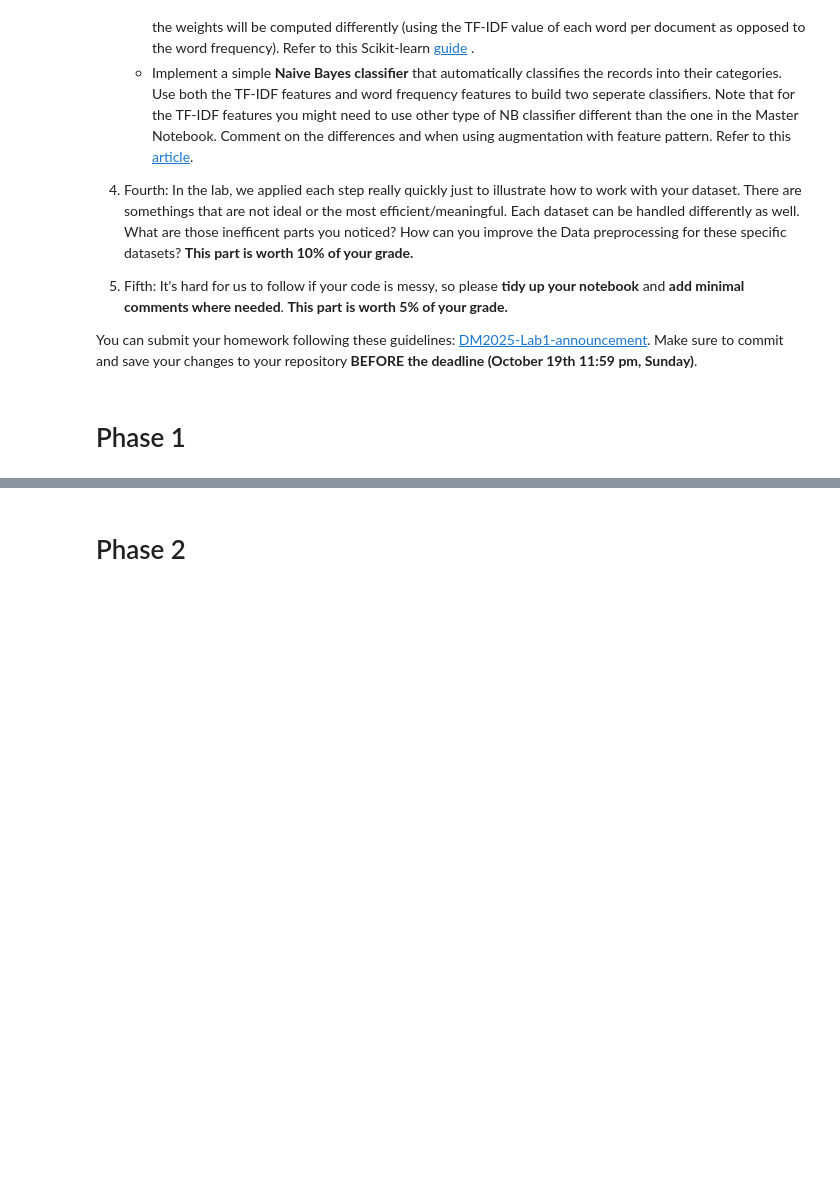
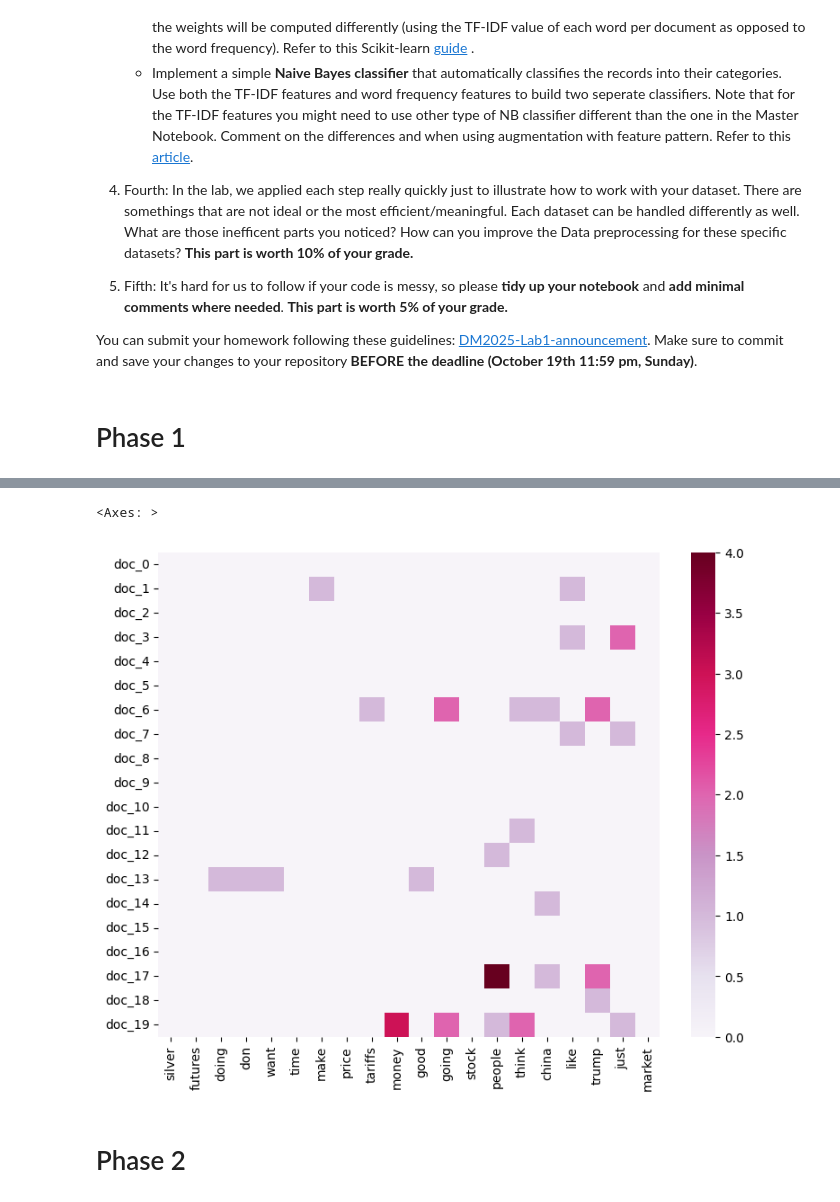
Before and after one commit to Newpage927/DM2025-Lab1-Exercise, a Jupyter notebook: DM2025-Lab1-Homework.ipynb, the cells around one changed output, grey strips where cells are left out. Cells and saved outputs as stored; diff of their text form; code cells hidden in the pictures; blank space fills up the shorter version.

```diff
--- a/DM2025-Lab1-Homework.ipynb
+++ b/DM2025-Lab1-Homework.ipynb
@@ -62,0 +81,12 @@ You can submit your homework following these guidelines: [DM2025-Lab1-announceme
+# %%
+### Begin Assignment Here
+import pandas as pd
+df = pd.read_csv("./newdataset/Reddit-stock-sentiment.csv")
+X = df[['type','text', 'label', 'sentiment', 'subreddit', 'upvotes']]
+# Exercise 1
+print('Exercise 1\n')
+for i in range(3):
+    print(f"example{i+1}\n")
+    print("\n".join(df.text[i].split("\n")))
+    print("-"*50)
+print('\n')
@@ -62,0 +108,6 @@ You can submit your homework following these guidelines: [DM2025-Lab1-announceme
+# %%
+# Exercise 2
+print('Exercise 2\n')
+X['text_length'] = X['text'].str.len()
+target=X[X['text_length'] > 100]
+target[:10][['text', 'text_length']]
@@ -62,0 +162,4 @@ You can submit your homework following these guidelines: [DM2025-Lab1-announceme
+# %%
+#Clear missing data
+X.dropna(inplace=True)
+X
@@ -62,0 +189,20 @@ You can submit your homework following these guidelines: [DM2025-Lab1-announceme
+# %%
+# term heat map
+import matplotlib.pyplot as plt
+import seaborn as sns
+count_vect = CountVectorizer(stop_words='english')
+X_counts = count_vect.fit_transform(X.text)
+# count terms frequency
+term_sums = X_counts.sum(axis=0).A1
+# show top 20 frequency word
+top_idx = np.argsort(term_sums)[-20:]
+
+top_features = np.array(count_vect.get_feature_names_out())[top_idx]
+plot_y = ["doc_"+ str(i) for i in list(X.index)[0:20]]
+df_todraw = pd.DataFrame(X_counts[:20, top_idx].toarray(), columns=top_features,index=plot_y)
+
+plt.subplots(figsize=(9, 7))
+sns.heatmap(df_todraw, cmap="PuRd", vmin=0)
+# %% [output]
+<Axes: >
+[figure, added]
```
Also changed, not shown: parts of 11 cells of this notebook, 1 other file.
